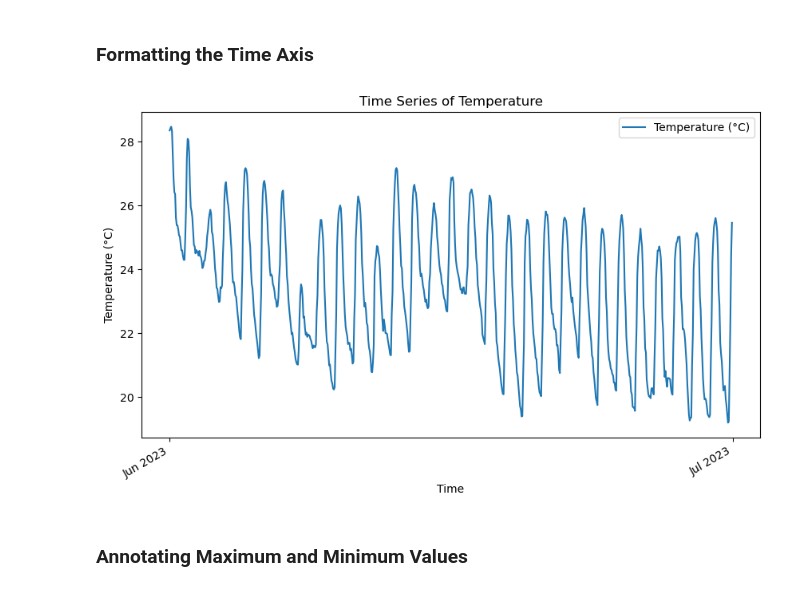
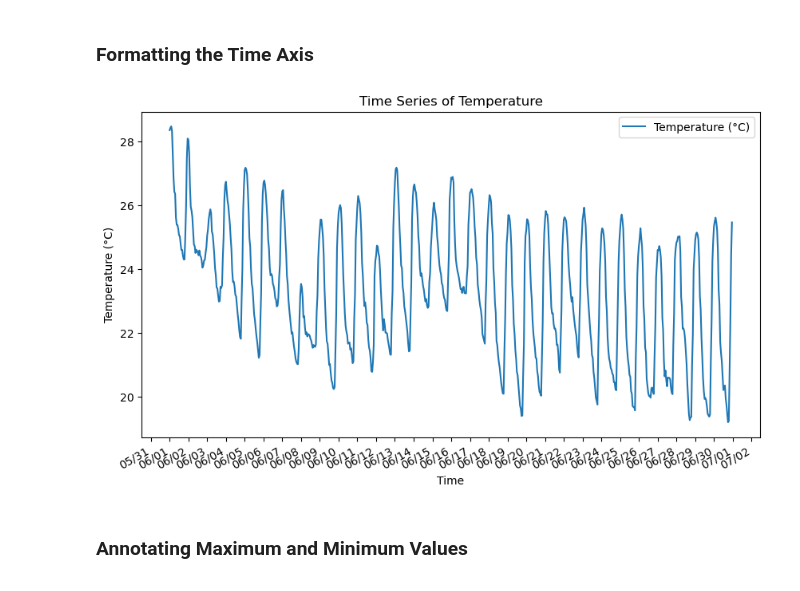
Before and after one commit to achmadrifani/fiji-training-2024, a Jupyter notebook: notebooks/day_06/03_Time_series_plotting.ipynb, the cells around one changed output. Saved outputs shown, nothing was run; the diff lists cells and outputs as text; code cells hidden in the pictures.

```diff
--- a/notebooks/day_06/03_Time_series_plotting.ipynb
+++ b/notebooks/day_06/03_Time_series_plotting.ipynb
@@ -48,21 +48,21 @@ plt.show()
 # %%
 import matplotlib.dates as mdates
 
 plt.figure(figsize=(10, 6))
 plt.plot(df.index, df['t2m_C'], label='Temperature (°C)')
 plt.xlabel('Time')
 plt.ylabel('Temperature (°C)')
 plt.title('Time Series of Temperature')
 plt.legend()
 
 # Formatting the time axis
-plt.gca().xaxis.set_major_locator(mdates.MonthLocator())
-plt.gca().xaxis.set_major_formatter(mdates.DateFormatter('%b %Y'))
+plt.gca().xaxis.set_major_locator(mdates.DayLocator())
+plt.gca().xaxis.set_major_formatter(mdates.DateFormatter('%m/%d'))
 plt.gcf().autofmt_xdate()  # Rotate date labels
 
 plt.show()
 # %% [output]
-[figure, old version]
+[figure, new version]
 # %% [markdown]
 ### Annotating Maximum and Minimum Values
 # %%
```
Also changed, not shown: parts of 5 cells of this notebook, 1 other file.
